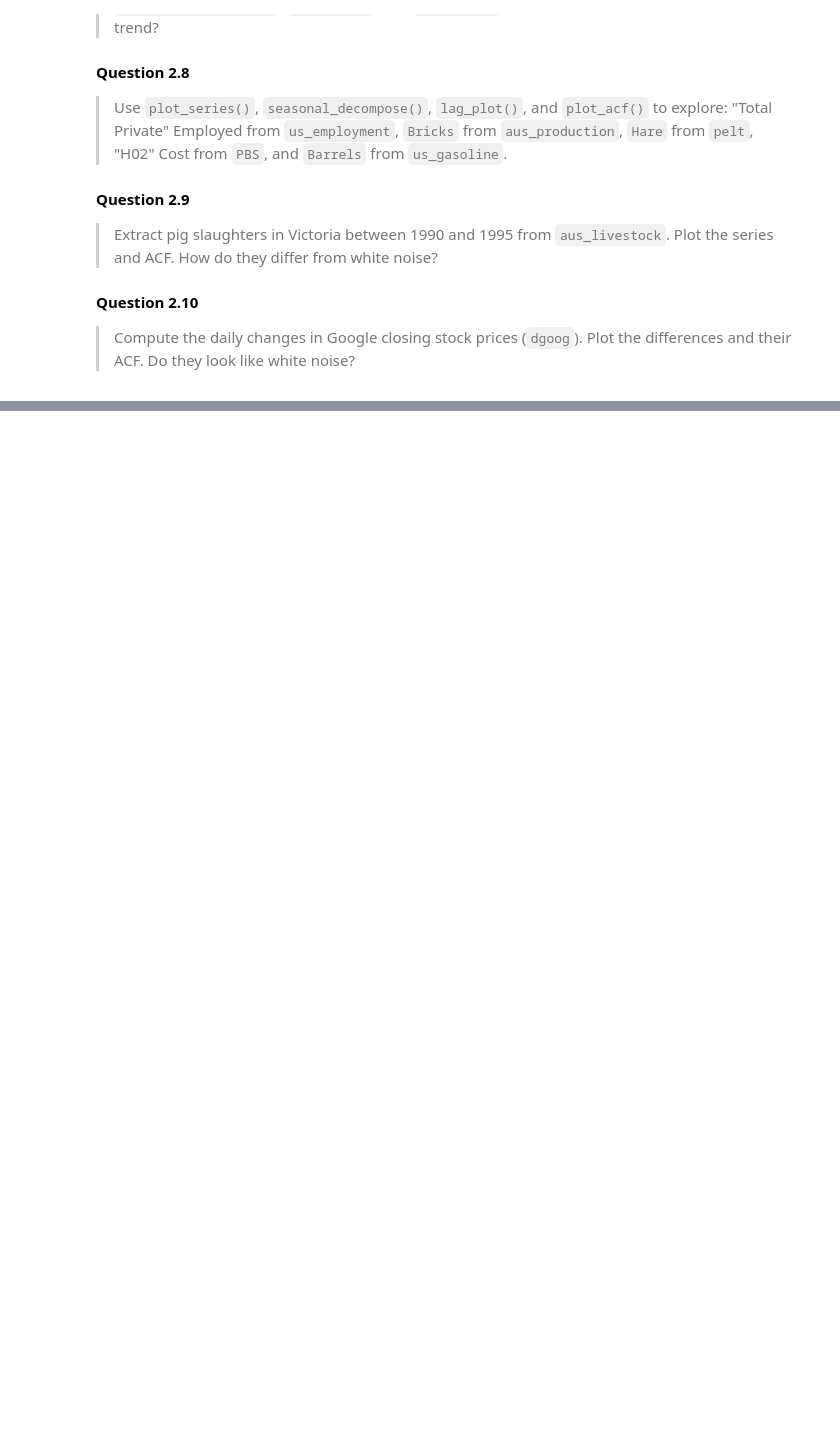
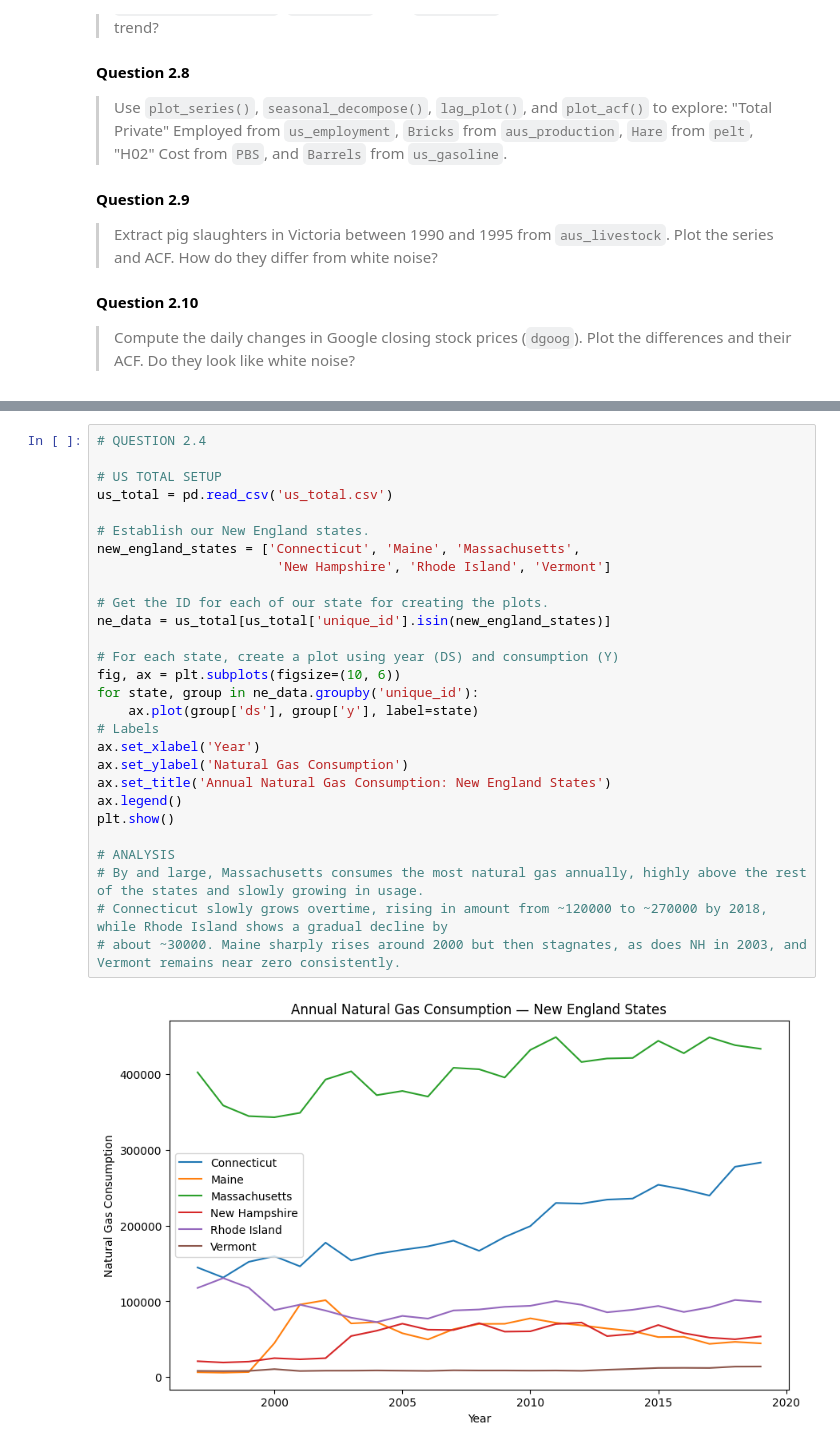
Before and after one commit to ALang624/DSE6230-forecasting-class-course-materials, a Jupyter notebook: assignments/week01_assignment.ipynb, the cells around one changed output, grey strips where cells are left out. Drawn from its saved outputs; the diff is of its cells as text; blank space fills up the shorter version.

Commit message:
Created using Colab - FINAL SUBMISSION

```diff
--- a/assignments/week01_assignment.ipynb
+++ b/assignments/week01_assignment.ipynb
@@ -166,0 +323,30 @@ In Case #4, as stated within the case itself, there are a small selection of obv
+# %%
+# QUESTION 2.4
+
+# US TOTAL SETUP
+us_total = pd.read_csv('us_total.csv')
+
+# Establish our New England states.
+new_england_states = ['Connecticut', 'Maine', 'Massachusetts',
+                       'New Hampshire', 'Rhode Island', 'Vermont']
+
+# Get the ID for each of our state for creating the plots.
+ne_data = us_total[us_total['unique_id'].isin(new_england_states)]
+
+# For each state, create a plot using year (DS) and consumption (Y)
+fig, ax = plt.subplots(figsize=(10, 6))
+for state, group in ne_data.groupby('unique_id'):
+    ax.plot(group['ds'], group['y'], label=state)
+# Labels
+ax.set_xlabel('Year')
+ax.set_ylabel('Natural Gas Consumption')
+ax.set_title('Annual Natural Gas Consumption: New England States')
+ax.legend()
+plt.show()
+
+# ANALYSIS
+# By and large, Massachusetts consumes the most natural gas annually, highly above the rest of the states and slowly growing in usage.
+# Connecticut slowly grows overtime, rising in amount from ~120000 to ~270000 by 2018, while Rhode Island shows a gradual decline by
+# about ~30000. Maine sharply rises around 2000 but then stagnates, as does NH in 2003, and Vermont remains near zero consistently.
+# %% [output]
+[figure, added]
```
Also changed, not shown: parts of 21 cells of this notebook.
